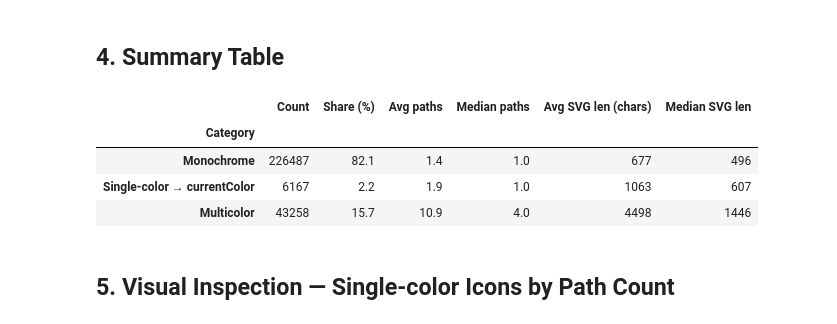
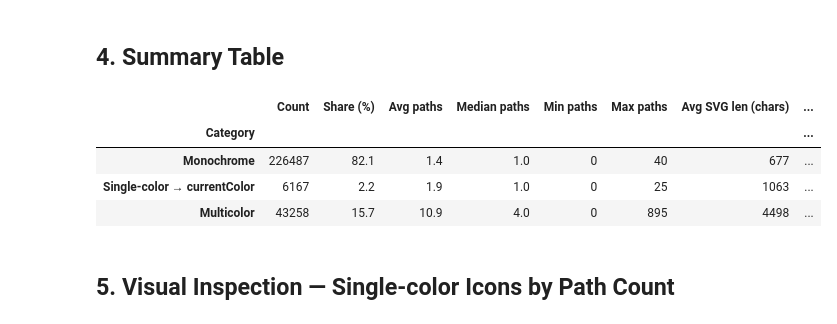
Before and after one commit to yauheniya-adesso/icongenai, a Jupyter notebook: notebooks/01_explore_filtered.ipynb, the cells around one changed output. Cells and saved outputs as stored; diff of their text form; code cells hidden in the pictures.

```diff
--- a/notebooks/01_explore_filtered.ipynb
+++ b/notebooks/01_explore_filtered.ipynb
@@ -205,38 +205,58 @@ summary = pd.DataFrame({
     "Share (%)": [
         f"{len(mono)/total*100:.1f}",
         f"{len(single)/total*100:.1f}",
         f"{len(multi)/total*100:.1f}",
     ],
     "Avg paths": [
         f"{mono_paths.mean():.1f}",
         f"{single_paths.mean():.1f}",
         f"{multi_paths.mean():.1f}",
     ],
     "Median paths": [
         f"{np.median(mono_paths):.1f}",
         f"{np.median(single_paths):.1f}",
         f"{np.median(multi_paths):.1f}",
     ],
+    "Min paths": [
+        f"{mono_paths.min()}",
+        f"{single_paths.min()}",
+        f"{multi_paths.min()}",
+    ],
+    "Max paths": [
+        f"{mono_paths.max()}",
+        f"{single_paths.max()}",
+        f"{multi_paths.max()}",
+    ],
     "Avg SVG len (chars)": [
         f"{mono_len.mean():.0f}",
         f"{single_len.mean():.0f}",
         f"{multi_len.mean():.0f}",
     ],
     "Median SVG len": [
         f"{np.median(mono_len):.0f}",
         f"{np.median(single_len):.0f}",
         f"{np.median(multi_len):.0f}",
     ],
+    "Min SVG len": [
+        f"{mono_len.min():,}",
+        f"{single_len.min():,}",
+        f"{multi_len.min():,}",
+    ],
+    "Max SVG len": [
+        f"{mono_len.max():,}",
+        f"{single_len.max():,}",
+        f"{multi_len.max():,}",
+    ],
 })
 
 summary.set_index("Category", inplace=True)
 summary
 # %% [output]
-|  | Count | Share (%) | Avg paths | Median paths | Avg SVG len (chars) | Median SVG len |
-| Category |  |  |  |  |  |  |
-| Monochrome | 226487 | 82.1 | 1.4 | 1.0 | 677 | 496 |
-| Single-color → currentColor | 6167 | 2.2 | 1.9 | 1.0 | 1063 | 607 |
-| Multicolor | 43258 | 15.7 | 10.9 | 4.0 | 4498 | 1446 |
+|  | Count | Share (%) | Avg paths | Median paths | Min paths | Max paths | Avg SVG len (chars) | ... |
+| Category |  |  |  |  |  |  |  | ... |
+| Monochrome | 226487 | 82.1 | 1.4 | 1.0 | 0 | 40 | 677 | ... |
+| Single-color → currentColor | 6167 | 2.2 | 1.9 | 1.0 | 0 | 25 | 1063 | ... |
+| Multicolor | 43258 | 15.7 | 10.9 | 4.0 | 0 | 895 | 4498 | ... |
 # %% [markdown]
 ## 5. Visual Inspection — Single-color Icons by Path Count
 # %%
```
Also changed, not shown: parts of 16 cells of this notebook, 13 other files.
